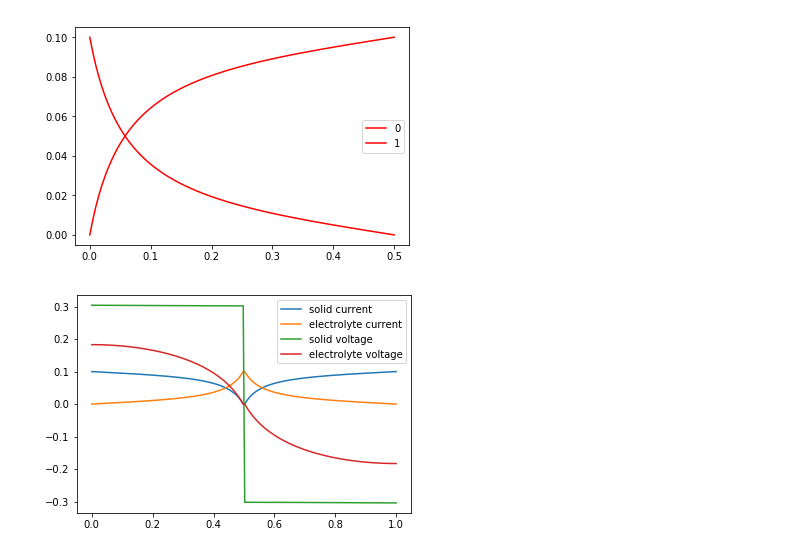
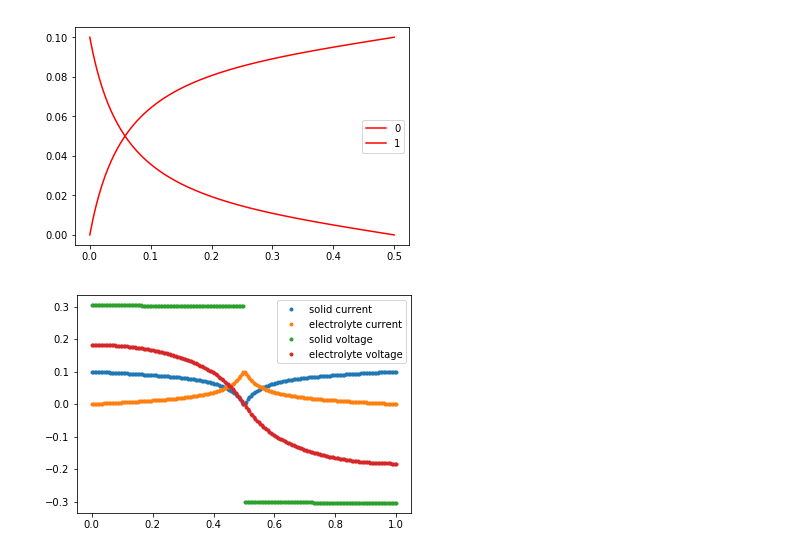
Before and after one commit to dalcox/batteries, a Jupyter notebook: Battery Modeling 1D Steady State.ipynb, the cells around one changed output. Drawn from its saved outputs; the diff is of its cells as text; code cells hidden in the pictures.

```diff
--- a/Battery Modeling 1D Steady State.ipynb
+++ b/Battery Modeling 1D Steady State.ipynb
@@ -139,30 +142,30 @@ def BC_c(ya, yb):
 def BC_a(ya, yb):
     return (yb[1] - I), (ya[0] - I), ya[2], yb[0]
 # %%
-x = np.linspace(0, L, 10)
-y = np.ones([4, 10])
+# x = np.linspace(0, L, 10)
+# y = np.ones([4, 10])
 
-# y[:,0] = [0., I, .1, .1]
-# y[:,-1] = [I, 0., .1, .1]
+# # y[:,0] = [0., I, .1, .1]
+# # y[:,-1] = [I, 0., .1, .1]
 
-linear_IV = solve_bvp(linearbattfunc, BC_a, x, y)
-Ta_IV = solve_bvp(Tafelfunc_a, BC_a, x, y)
-Tc_IV = solve_bvp(Tafelfunc_c, BC_c, x, y)
+# linear_IV = solve_bvp(linearbattfunc, BC_a, x, y)
+# Ta_IV = solve_bvp(Tafelfunc_a, BC_a, x, y)
+# Tc_IV = solve_bvp(Tafelfunc_c, BC_c, x, y)
 
-x_plot = np.linspace(0, L, 100)
+# x_plot = np.linspace(0, L, 100)
 
-plt.figure(0)
-for i in range(2):
-#     plt.plot(x, y[i])
-#     plt.plot(x_plot, linear_IV.sol(x_plot)[i])
-    plt.plot(x_plot, Ta_IV.sol(x_plot)[i], color = 'r')
-    plt.plot(x_plot, Tc_IV.sol(x_plot)[i], color = 'b')
+# plt.figure(0)
+# for i in range(2):
+# #     plt.plot(x, y[i])
+# #     plt.plot(x_plot, linear_IV.sol(x_plot)[i])
+#     plt.plot(x_plot, Ta_IV.sol(x_plot)[i], color = 'r')
+#     plt.plot(x_plot, Tc_IV.sol(x_plot)[i], color = 'b')
 
-plt.figure(1)
-for i in range(2, 4):
-#     plt.plot(x_plot, linear_IV.sol(x_plot)[i])
-    plt.plot(x_plot, Ta_IV.sol(x_plot)[i], color = 'r')
-    plt.plot(x_plot, Tc_IV.sol(x_plot)[i], color = 'b')
+# plt.figure(1)
+# for i in range(2, 4):
+# #     plt.plot(x_plot, linear_IV.sol(x_plot)[i])
+#     plt.plot(x_plot, Ta_IV.sol(x_plot)[i], color = 'r')
+#     plt.plot(x_plot, Tc_IV.sol(x_plot)[i], color = 'b')
 # %% [output]
 [figure]
 [figure]
@@ -265,9 +269,9 @@ d = np.append(Mashed.sol(x_plot)[7], Mashed.sol(x_plot)[3])
 # %%
 x_plot2 = np.linspace(0, 2*L, 200)
 data = [a,b,c,d]
 labels = ['solid current','electrolyte current','solid voltage','electrolyte voltage']
 for i in range(4):
-    plt.plot(x_plot2, data[i], label = labels[i])
+    plt.plot(x_plot2, data[i], label = labels[i], marker = '.', linestyle = 'none')
     plt.legend(loc = 'best')
 # %% [output]
-[figure, old version]
+[figure, new version]
```
Also changed, not shown: parts of 7 cells of this notebook, 2 other files.
